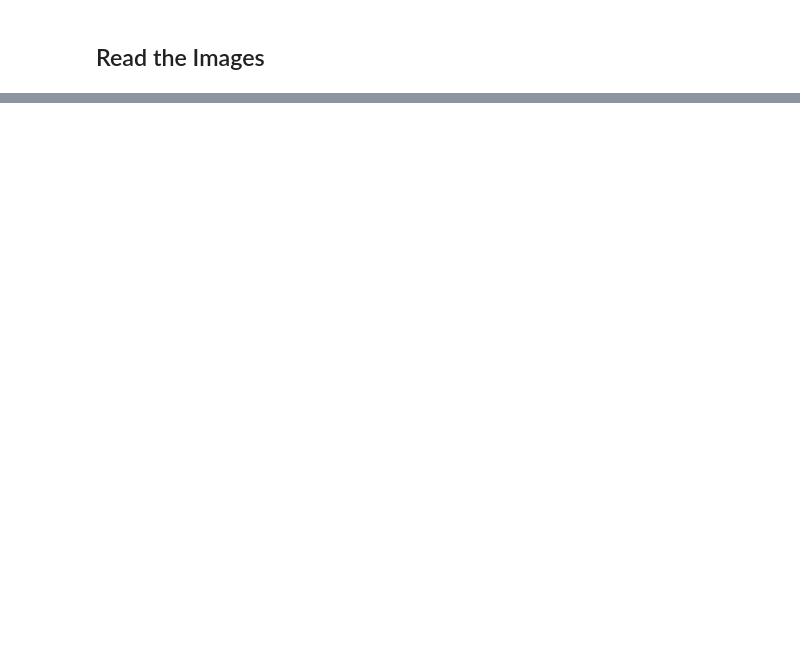
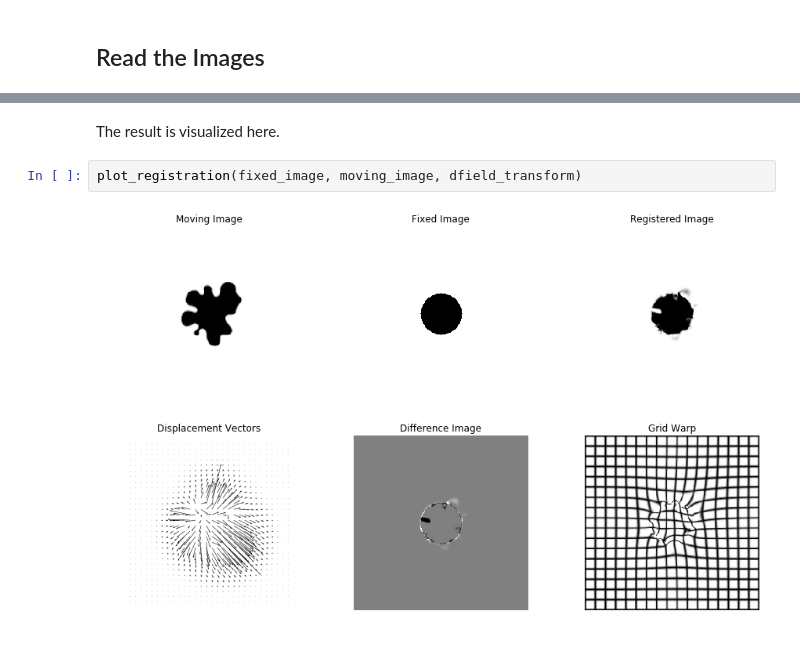
Before and after one commit to josetascon/registration_tutorial, a Jupyter notebook: 33_deformable_registration_2d.ipynb, the cells around one changed output, grey strips where cells are left out. Saved outputs shown, nothing was run; the diff lists cells and outputs as text; blank space fills up the shorter version.

```diff
--- a/33_deformable_registration_2d.ipynb
+++ b/33_deformable_registration_2d.ipynb
@@ -134,0 +183,6 @@ plot_registration(fixed_image, moving_image, transform_12, samples = 30)
+# %% [markdown]
+The result is visualized here.
+# %%
+plot_registration(fixed_image, moving_image, dfield_transform)
+# %% [output]
+[figure, added]
```
Also changed, not shown: parts of 42 cells of this notebook, 2 other files.
